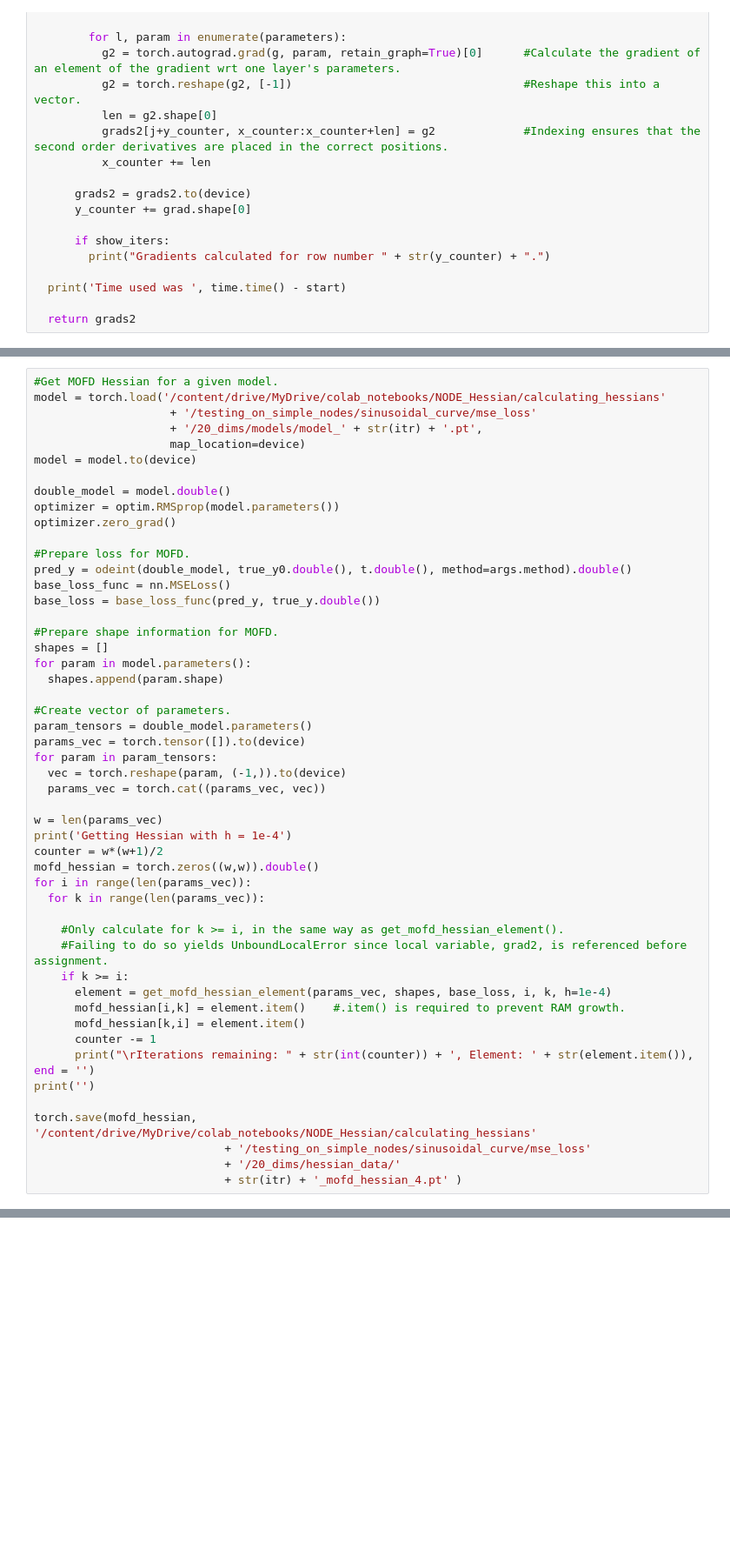
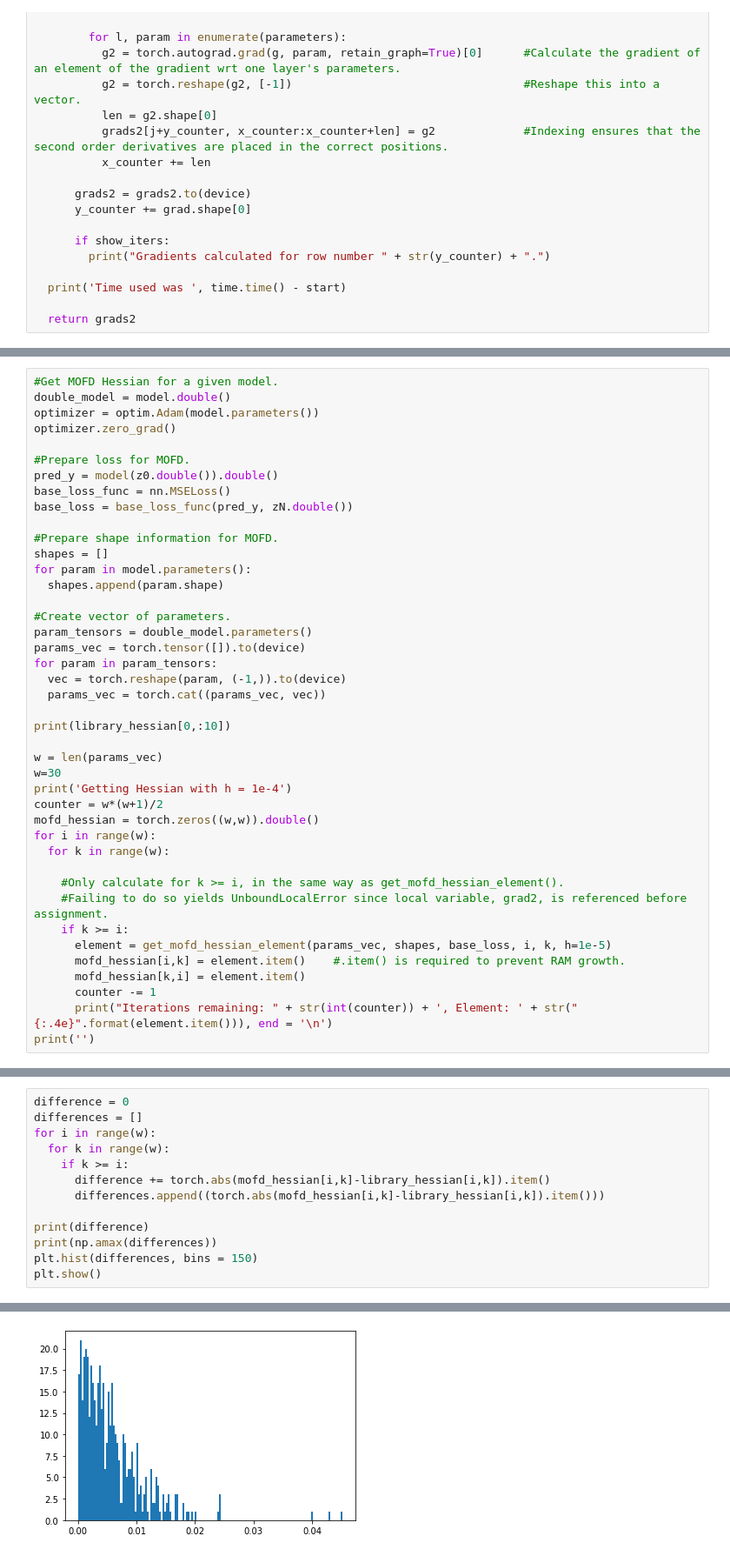
Before and after one commit to Lawrencium256/NODE_Hessian, a Jupyter notebook: nested_spheres/nested_spheres_hessians.ipynb, the cells around one changed output, grey strips where cells are left out. Shown: that part at 87% size. Drawn from its saved outputs; the diff is of its cells as text; blank space fills up the shorter version.

```diff
--- a/nested_spheres/nested_spheres_hessians.ipynb
+++ b/nested_spheres/nested_spheres_hessians.ipynb
@@ -464,19 +473,13 @@ Time used was  61.71974015235901
 # %%
 #Get MOFD Hessian for a given model.
-model = torch.load('/content/drive/MyDrive/colab_notebooks/NODE_Hessian/calculating_hessians'
-                    + '/testing_on_simple_nodes/sinusoidal_curve/mse_loss'
-                    + '/20_dims/models/model_' + str(itr) + '.pt',
-                    map_location=device)
-model = model.to(device)
-
 double_model = model.double()
-optimizer = optim.RMSprop(model.parameters())
+optimizer = optim.Adam(model.parameters())
 optimizer.zero_grad()
 
 #Prepare loss for MOFD.
-pred_y = odeint(double_model, true_y0.double(), t.double(), method=args.method).double()
+pred_y = model(z0.double()).double()
 base_loss_func = nn.MSELoss()
-base_loss = base_loss_func(pred_y, true_y.double())
+base_loss = base_loss_func(pred_y, zN.double())
 
 #Prepare shape information for MOFD.
 shapes = []
@@ -490,25 +493,23 @@ for param in param_tensors:
   vec = torch.reshape(param, (-1,)).to(device)
   params_vec = torch.cat((params_vec, vec))
 
+print(library_hessian[0,:10])
+
 w = len(params_vec)
+w=30
 print('Getting Hessian with h = 1e-4')
 counter = w*(w+1)/2
 mofd_hessian = torch.zeros((w,w)).double()
-for i in range(len(params_vec)):
-  for k in range(len(params_vec)):
+for i in range(w):
+  for k in range(w):
 
     #Only calculate for k >= i, in the same way as get_mofd_hessian_element().
     #Failing to do so yields UnboundLocalError since local variable, grad2, is referenced before assignment.
     if k >= i:
-      element = get_mofd_hessian_element(params_vec, shapes, base_loss, i, k, h=1e-4)
+      element = get_mofd_hessian_element(params_vec, shapes, base_loss, i, k, h=1e-5)
       mofd_hessian[i,k] = element.item()    #.item() is required to prevent RAM growth.
       mofd_hessian[k,i] = element.item()
       counter -= 1
-      print("\rIterations remaining: " + str(int(counter)) + ', Element: ' + str(element.item()), end = '')
+      print("Iterations remaining: " + str(int(counter)) + ', Element: ' + str("{:.4e}".format(element.item())), end = '\n')
 print('')
-
-torch.save(mofd_hessian,    '/content/drive/MyDrive/colab_notebooks/NODE_Hessian/calculating_hessians'
-                            + '/testing_on_simple_nodes/sinusoidal_curve/mse_loss'
-                            + '/20_dims/hessian_data/'
-                            + str(itr) + '_mofd_hessian_4.pt' )
 # %% [output]
@@ -554,0 +533,14 @@ plt.show()
+# %%
+difference = 0
+differences = []
+for i in range(w):
+  for k in range(w):
+    if k >= i:
+      difference += torch.abs(mofd_hessian[i,k]-library_hessian[i,k]).item()
+      differences.append((torch.abs(mofd_hessian[i,k]-library_hessian[i,k]).item()))
+
+print(difference)
+print(np.amax(differences))
+plt.hist(differences, bins = 150)
+plt.show()
+# %% [output]
@@ -554,0 +549 @@ plt.show()
+[figure, added]
```
Also changed, not shown: parts of 17 cells of this notebook, 36 other files.
